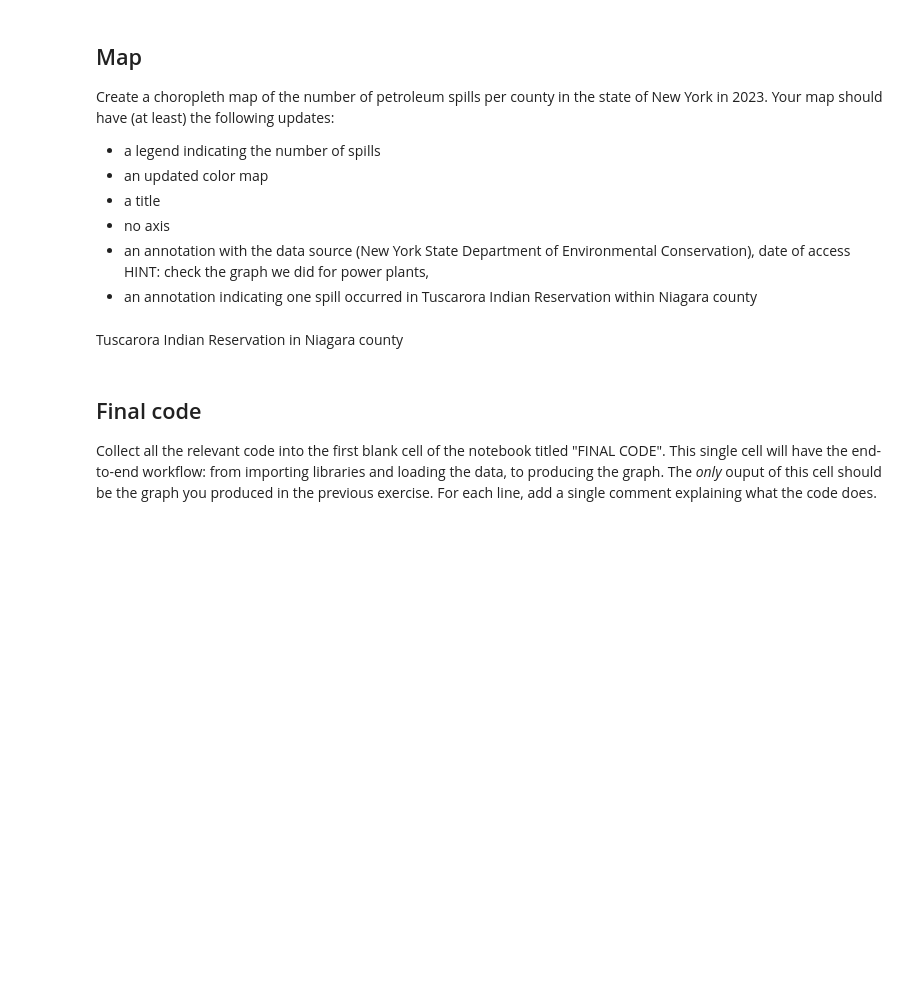
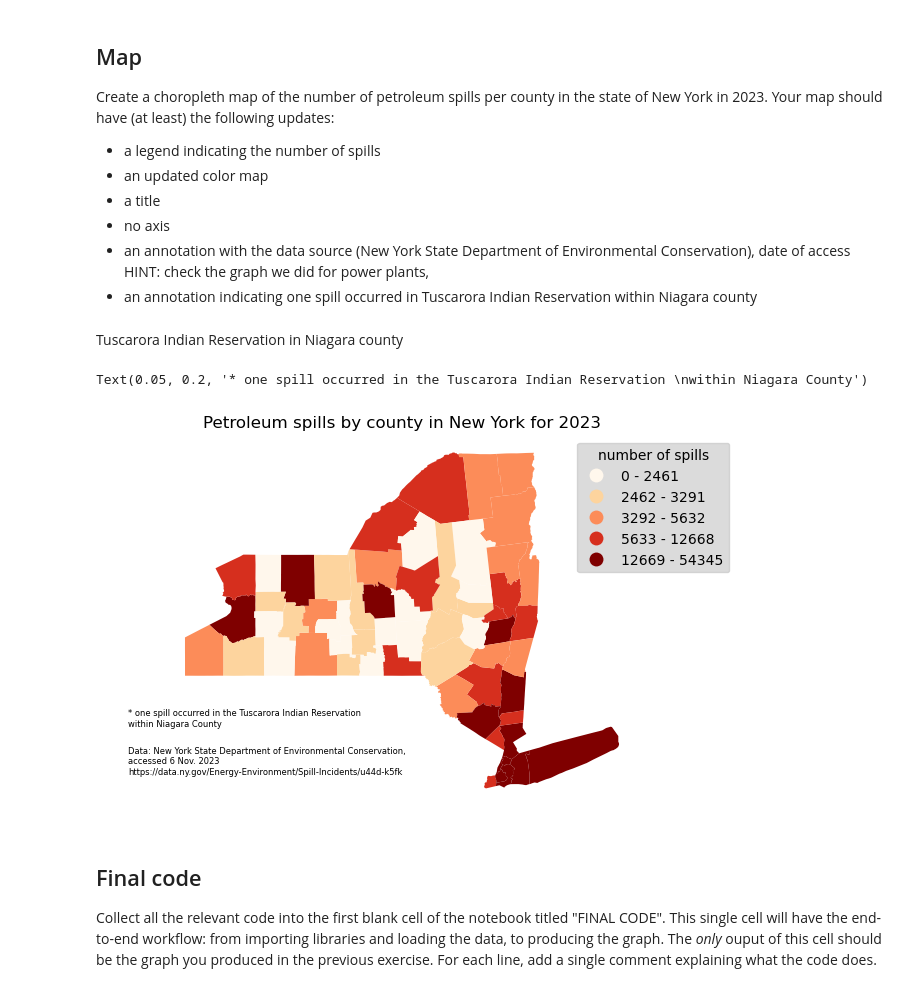
Before and after one commit to charliecurtin1/eds220-hwk-3, a Jupyter notebook: hwk3-task1-spills.ipynb, the cells around one changed output. Saved outputs shown, nothing was run; the diff lists cells and outputs as text; code cells hidden in the pictures; blank space fills up the shorter version.

```diff
--- a/hwk3-task1-spills.ipynb
+++ b/hwk3-task1-spills.ipynb
@@ -322,7 +411,7 @@ counties.plot()
 Select all the counties for the state of New York in a new variable `ny_counties` and plot them. HINT: to find which counties correspond to NY, look at the metadata.
 # %%
 # select counties for the state of New York
-ny_counties = counties[counties.statefp == '36']
+ny_counties1 = counties[counties.statefp == '36']
 # %% [markdown]
 ## Merging
 
@@ -450,19 +539,19 @@ From our previous exploration we know that Tuscarora Indian Reservation will not
 3. Since the Tuscarora Indian Reservation does not appear in the `ny_counties` dataframe, add one spill to Niagara county. We will add a note about this in our final map. Add the cells you need to make this update **and** verify that the dataframe was updated.
 # %%
 # rename the 'name' to 'county' in the ny_counties dataframe
-ny_counties = ny_counties.rename(columns = {'name':'county'})
+ny_counties1 = ny_counties1.rename(columns = {'name':'county'})
 # %%
 # merge the two dataframes
-ny_counties = pd.merge(spills_per_county,
-              ny_counties,
+ny_counties1 = pd.merge(ny_counties1,
+              spills_per_county,
               how = 'inner',
               on = 'county')
 # %%
 # find the index of Niagara County row
-ny_counties[ny_counties.county == 'Niagara'].index[0]
+ny_counties1[ny_counties1.county == 'Niagara'].index[0]
 
 # update the value
-ny_counties.at[31, 'n_spills'] = ny_counties.n_spills[31] + 1
+ny_counties1.at[31, 'n_spills'] = ny_counties1.n_spills[31] + 1
 # %% [markdown]
 ## Map
 Create a choropleth map of the number of petroleum spills per county in the state of New York in 2023.
@@ -480,3 +567,35 @@ Tuscarora Indian Reservation in Niagara county
+# %%
+# create a chloropleth map of the number of petroleum spills per county
+fig, ax = plt.subplots()
+
+ny_counties1.plot(ax = ax,
+                column = 'n_spills',
+                cmap = "OrRd",
+                legend = True,
+                scheme = 'quantiles',
+                legend_kwds={'labels': ['0 - 2461', '2462 - 3291', '3292 - 5632', '5633 - 12668', '12669 - 54345'],
+                            'title': 'number of spills',
+                            'bbox_to_anchor': (1.2, 1),
+                            'facecolor': 'lightgray'})
+
+# turn the axes labels off
+ax.axis('off')
+
+# add a title to the plot
+ax.set_title('Petroleum spills by county in New York for 2023')
+
+# add annotations
+ax.annotate("Data: New York State Department of Environmental Conservation, \naccessed 6 Nov. 2023 \nhttps://data.ny.gov/Energy-Environment/Spill-Incidents/u44d-k5fk",
+           xy = (0.05, 0.1),
+           xycoords = 'figure fraction',
+           fontsize = 6)
+ax.annotate("* one spill occurred in the Tuscarora Indian Reservation \nwithin Niagara County",
+           xy = (.05, .2),
+           xycoords = 'figure fraction',
+           fontsize = 6)
+# %% [output]
+Text(0.05, 0.2, '* one spill occurred in the Tuscarora Indian Reservation \nwithin Niagara County')
+[figure, added]
 # %% [markdown]
 ## Final code
 
```
Also changed, not shown: parts of 10 cells of this notebook.
